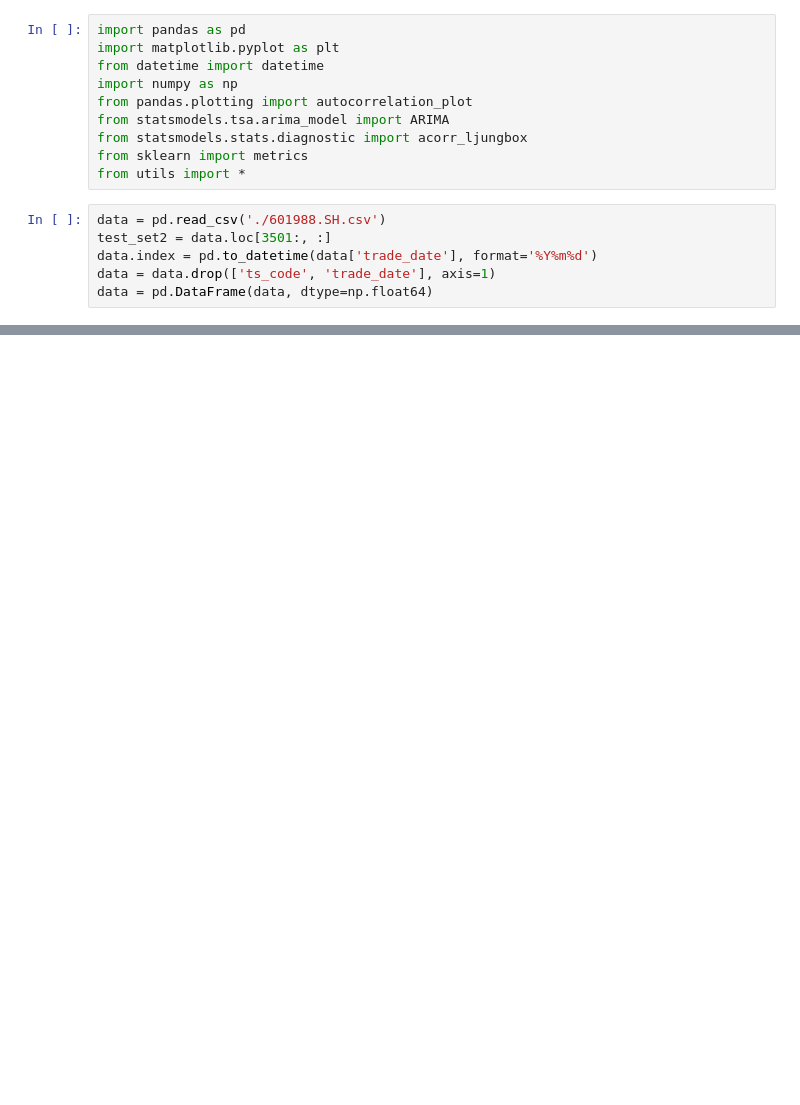
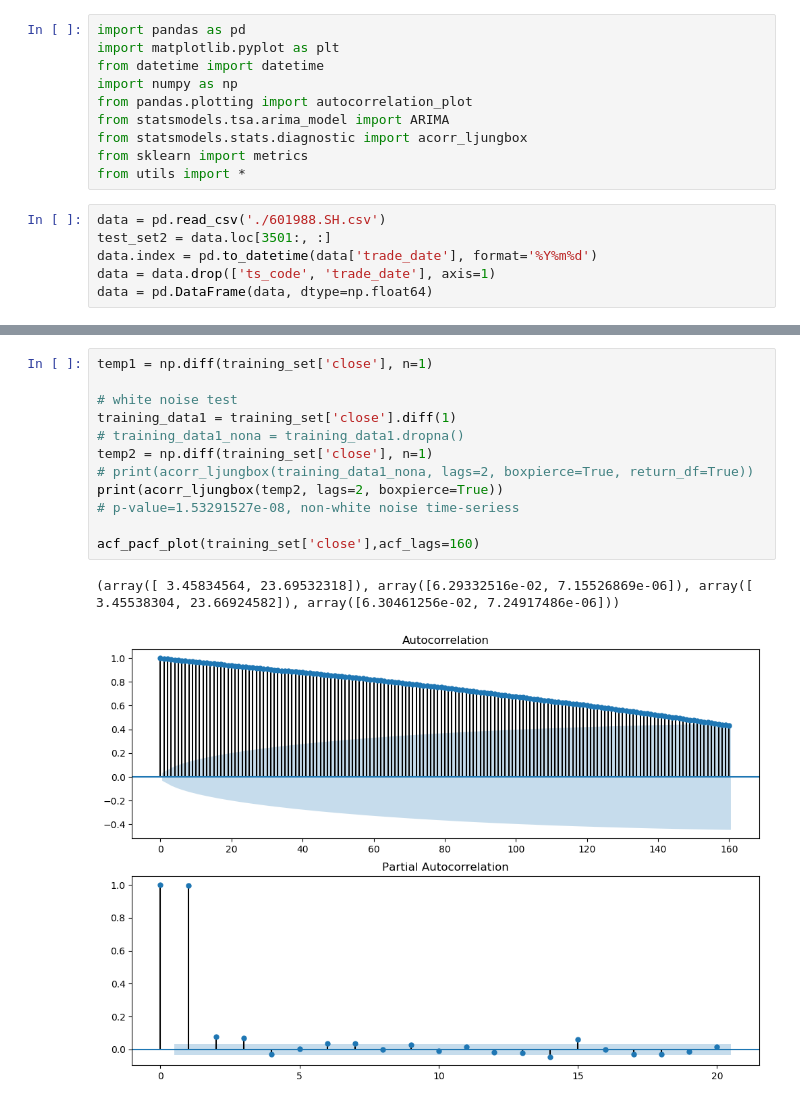
Before and after one commit to Hieucaohd/AttCLX, a Jupyter notebook: test_ARIMA.ipynb, the cells around one changed output, grey strips where cells are left out. Drawn from its saved outputs; the diff is of its cells as text; blank space fills up the shorter version.

```diff
--- a/test_ARIMA.ipynb
+++ b/test_ARIMA.ipynb
@@ -36,0 +73,15 @@ To register the converters:
+# %%
+temp1 = np.diff(training_set['close'], n=1)
+
+# white noise test
+training_data1 = training_set['close'].diff(1)
+# training_data1_nona = training_data1.dropna()
+temp2 = np.diff(training_set['close'], n=1)
+# print(acorr_ljungbox(training_data1_nona, lags=2, boxpierce=True, return_df=True))
+print(acorr_ljungbox(temp2, lags=2, boxpierce=True))
+# p-value=1.53291527e-08, non-white noise time-seriess
+
+acf_pacf_plot(training_set['close'],acf_lags=160)
+# %% [output]
+(array([ 3.45834564, 23.69532318]), array([6.29332516e-02, 7.15526869e-06]), array([ 3.45538304, 23.66924582]), array([6.30461256e-02, 7.24917486e-06]))
+[figure, added]
```
Also changed, not shown: parts of 13 cells of this notebook, 10 other files.
